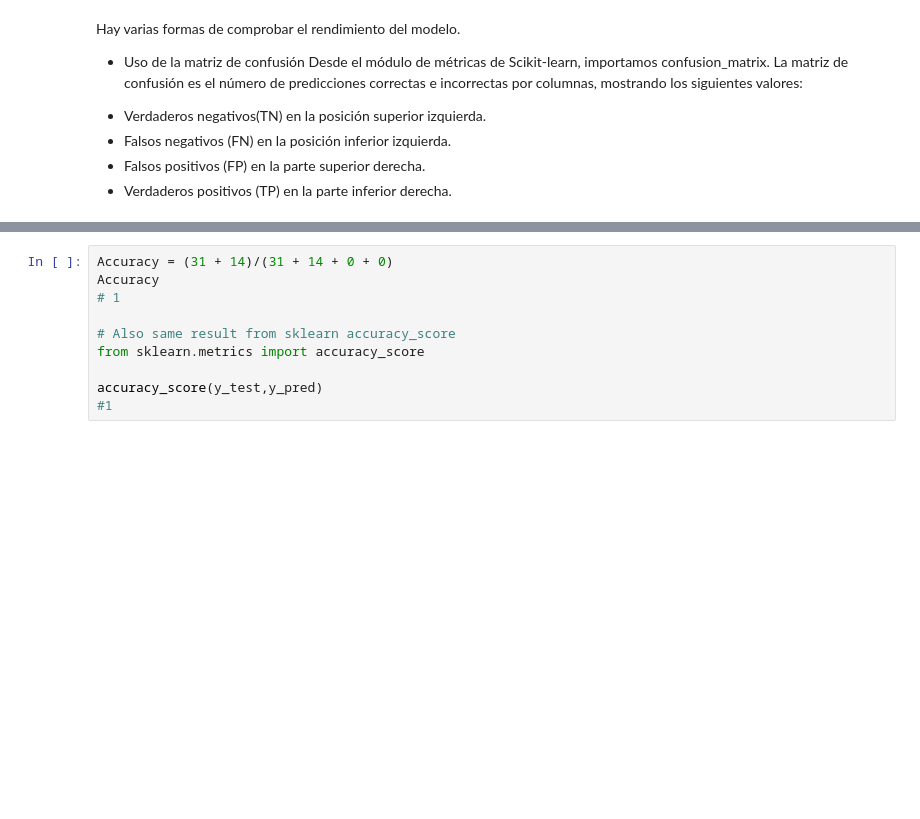
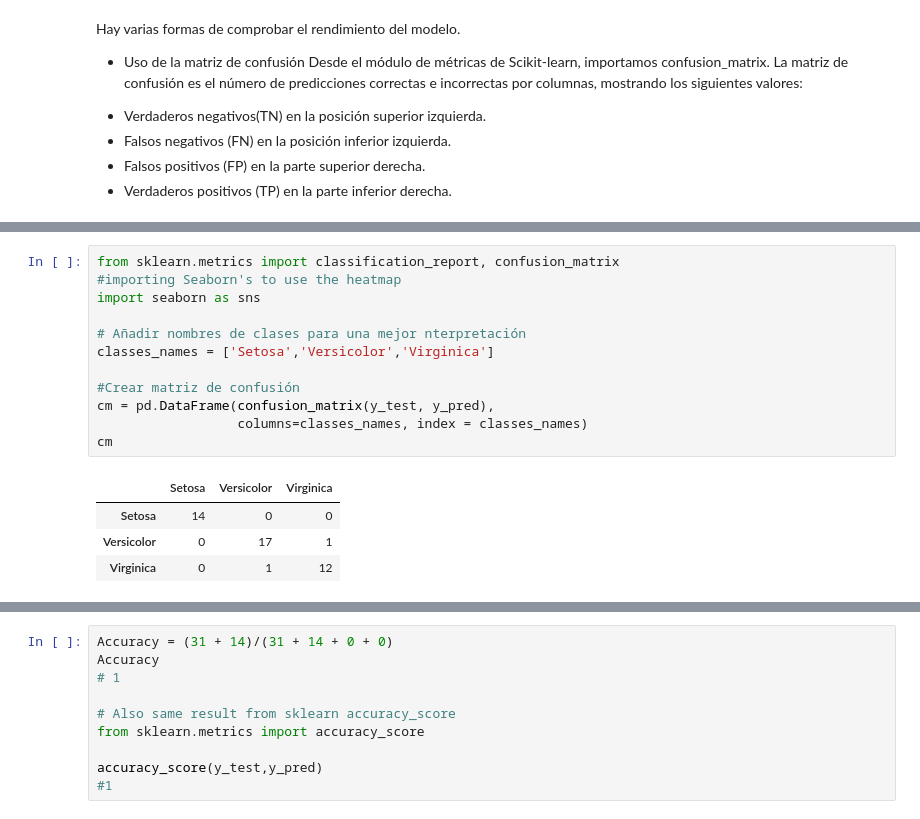
Before and after one commit to pau1ag/caso4, a Jupyter notebook: regresion_logistica/logistic_reggresion.ipynb, the cells around one changed output, grey strips where cells are left out. Cells and saved outputs as stored; diff of their text form; blank space fills up the shorter version.

Commit message:
Matriz de confusión 3x3

```diff
--- a/regresion_logistica/logistic_reggresion.ipynb
+++ b/regresion_logistica/logistic_reggresion.ipynb
@@ -399,3 +389,20 @@ array([[31,  0],
+# %%
+from sklearn.metrics import classification_report, confusion_matrix
+#importing Seaborn's to use the heatmap
+import seaborn as sns
+
+# Añadir nombres de clases para una mejor nterpretación
+classes_names = ['Setosa','Versicolor','Virginica']
+
+#Crear matriz de confusión
+cm = pd.DataFrame(confusion_matrix(y_test, y_pred),
+                  columns=classes_names, index = classes_names)
+cm
+# %% [output]
+|  | Setosa | Versicolor | Virginica |
+| Setosa | 14 | 0 | 0 |
+| Versicolor | 0 | 17 | 1 |
+| Virginica | 0 | 1 | 12 |
 # %%
 sns.heatmap(pd.DataFrame(cf_matrix), annot=True, cmap="YlGnBu" ,fmt='g')
 plt.title('Confusion matrix', y=1.1)
```
Also changed, not shown: parts of 11 cells of this notebook.
